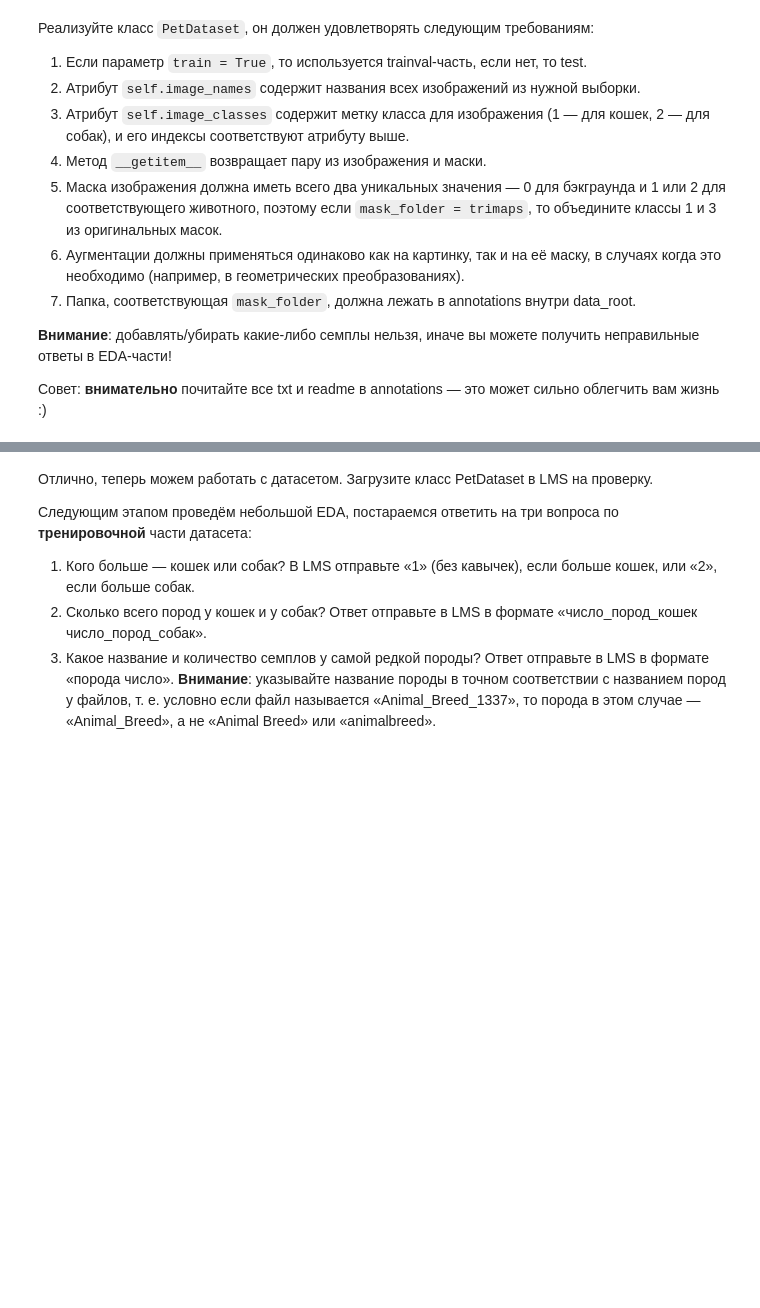
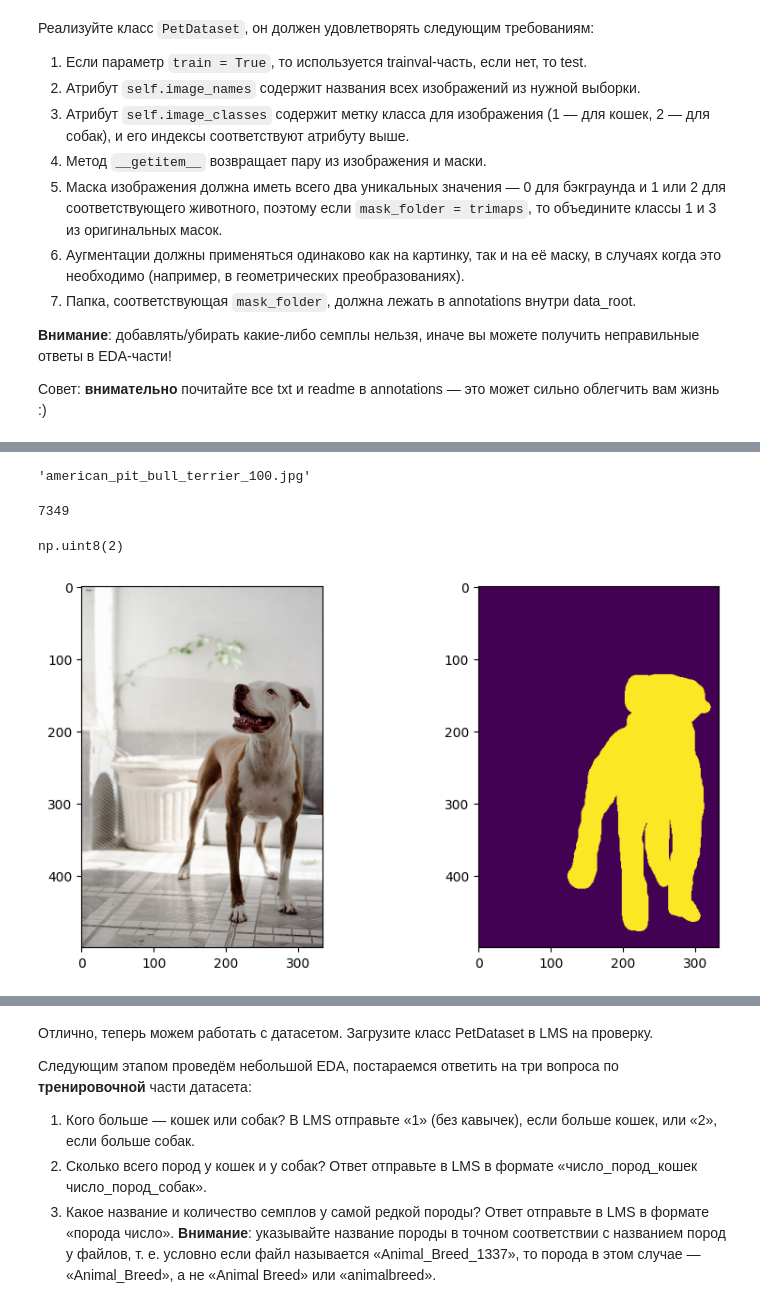
Before and after one commit to AndreyKurdyubov/Karpov.courses_DL, a Jupyter notebook: CV/Lesson_5/CV_hw5_student.ipynb, the cells around one changed output, grey strips where cells are left out. Cells and saved outputs as stored; diff of their text form; code cells hidden in the pictures; blank space fills up the shorter version.

```diff
--- a/CV/Lesson_5/CV_hw5_student.ipynb
+++ b/CV/Lesson_5/CV_hw5_student.ipynb
@@ -67,0 +357,4 @@ dataset = PetDataset(data_root)
+# %%
+train_dataset.image_names[100]
+# %% [output]
+'american_pit_bull_terrier_100.jpg'
@@ -67,0 +401,22 @@ dataset = PetDataset(data_root)
+# %%
+transform = A.Compose([
+    A.Rotate(45),
+    # A.ToFloat(max_value=255.0),
+    A.pytorch.ToTensorV2(),
+])
+transform=None
+
+train_dataset_auth = PetDataset_auth(data_root, train=True, transform=transform)
+test_dataset_auth = PetDataset_auth(data_root, train=False)
+len(train_dataset) + len(test_dataset)
+# %% [output]
+7349
+# %%
+image, mask = train_dataset_auth[100]
+fig, axes = plt.subplots(1, 2, figsize=(10, 5))
+axes[0].imshow(image)
+axes[1].imshow(mask)
+mask.max()
+# %% [output]
+np.uint8(2)
+[figure, added]
```
Also changed, not shown: parts of 44 cells of this notebook.
